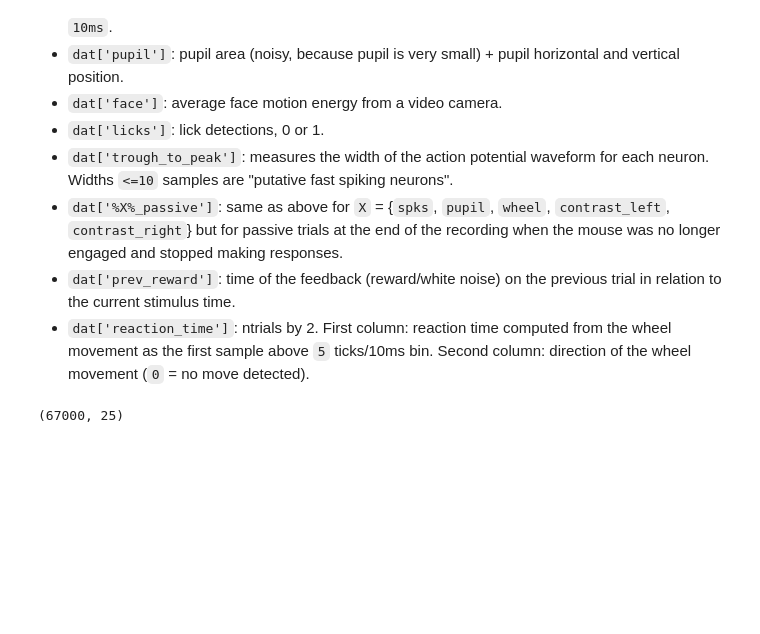
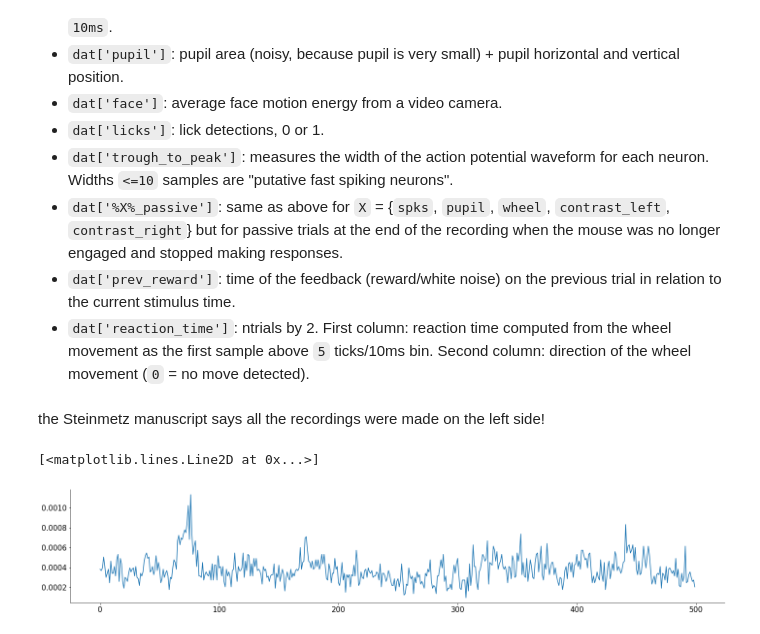
Before and after one commit to Enormous-Ferrets/steinmetz-analysis, a Jupyter notebook: himanshu/def_func.ipynb, the cells around one changed output. Saved outputs shown, nothing was run; the diff lists cells and outputs as text; code cells hidden in the pictures; blank space fills up the shorter version.

```diff
--- a/himanshu/def_func.ipynb
+++ b/himanshu/def_func.ipynb
@@ -75,7 +75,7 @@ brain_groups = [["VISa", "VISam", "VISl", "VISp", "VISpm", "VISrl"], # visual co
                 ["BLA", "BMA", "EP", "EPd", "MEA"] # cortical subplate
                 ]
 # %%
-dat=alldat[13]
+dat=alldat[0]
 wheel=dat['wheel']
 wheel= wheel.squeeze()
 dt=dat['bin_size']
@@ -165,3 +163,5 @@ the Steinmetz manuscript says all the recordings were made on the left side!
+# %% [markdown]
+the Steinmetz manuscript says all the recordings were made on the left side!
 # %%
 from sklearn import linear_model
 from sklearn.model_selection import cross_val_score
@@ -218,7 +219,13 @@ def get_stacked_design(spks_mean_neurons, d=25):
     return X_stacked
 # %%
 spk_mean=np.mean(dat['spks'],axis=0)
-X_st=get_stacked_design(spk_mean, d=25)
-print(X_st.shape)
+wheel=get_wheel_speed(dat)
+dt = dat['bin_size']
+wheel_stacked=get_stacked_output_vec(wheel)
+compensation=-min(wheel_stacked)
+wheel_stacked=get_stacked_output_vec(wheel)-min(wheel_stacked)
+inp_neural_resp=dt*np.reshape(spk_mean, spk_mean.shape[0]*spk_mean.shape[1])
+plt.plot(inp_neural_resp[0:500])
 # %% [output]
-(67000, 25)
+[<matplotlib.lines.Line2D at 0x...>]
+[figure, added]
```
Also changed, not shown: parts of 10 cells of this notebook.
